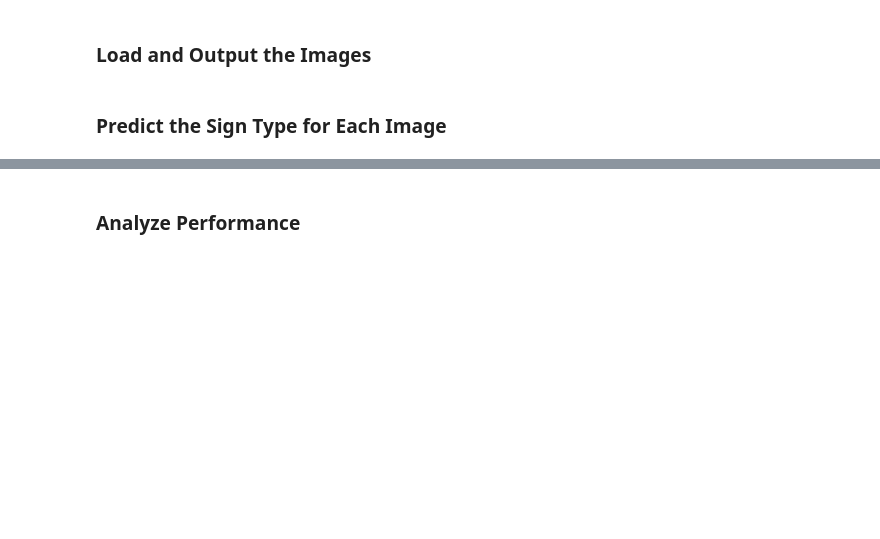
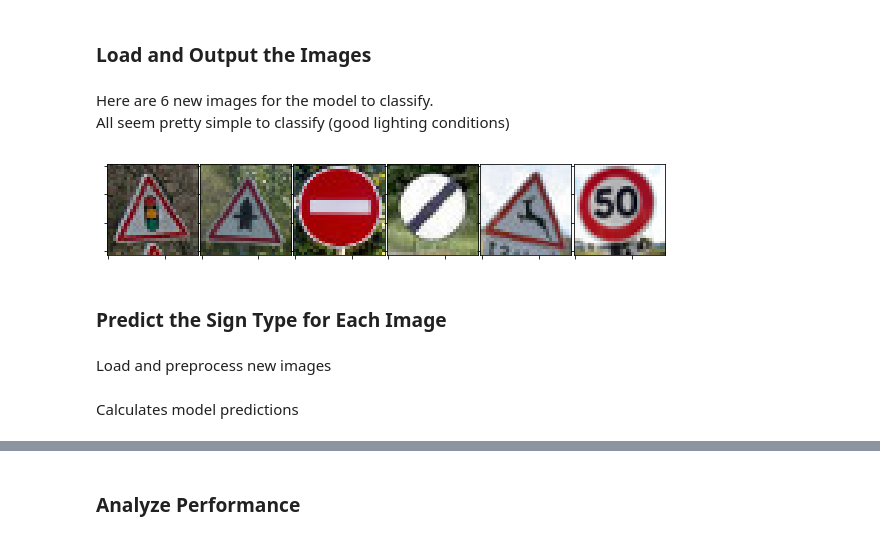
Before and after one commit to RomainSa/CarND-Traffic-Sign-Classifier-Project, a Jupyter notebook: Traffic_Sign_Classifier.ipynb, the cells around one changed output, grey strips where cells are left out. Saved outputs shown, nothing was run; the diff lists cells and outputs as text; code cells hidden in the pictures; blank space fills up the shorter version.

```diff
--- a/Traffic_Sign_Classifier.ipynb
+++ b/Traffic_Sign_Classifier.ipynb
@@ -488,9 +501,38 @@ You may find `signnames.csv` useful as it contains mappings from the class id (i
 # %%
 ### Load the images and plot them here.
 ### Feel free to use as many code cells as needed.
+# %% [markdown]
+Here are 6 new images for the model to classify.
+All seem pretty simple to classify (good lighting conditions)
+# %%
+folder = 'data/new/'
+new_images_path = [folder + f for f in os.listdir(folder) if '.jpg' in f or '.jpeg' in f]
+n_new_images = len(new_images_path)
+new_images = []
+
+plt.figure(figsize = (10, 15))
+gs1 = gridspec.GridSpec(1, n_new_images)
+gs1.update(wspace=0.025, hspace=0.025)
+
+for i, img_path in enumerate(new_images_path):
+    ax1 = plt.subplot(gs1[i])
+    plt.axis('on')
+    ax1.set_xticklabels([])
+    ax1.set_yticklabels([])
+    ax1.set_aspect('equal')
+    img = np.asarray(Image.open(img_path))
+    new_images.append(img)
+    plt.imshow(img)
+
+new_images = np.array(new_images)
+plt.show()
+# %% [output]
+[figure, added]
 # %% [markdown]
 ### Predict the Sign Type for Each Image
 # %%
 ### Run the predictions here and use the model to output the prediction for each image.
 ### Make sure to pre-process the images with the same pre-processing pipeline used earlier.
 ### Feel free to use as many code cells as needed.
+# %% [markdown]
+Load and preprocess new images
@@ -496,0 +546,2 @@ You may find `signnames.csv` useful as it contains mappings from the class id (i
+# %% [markdown]
+Calculates model predictions
```
Also changed, not shown: parts of 16 cells of this notebook.
